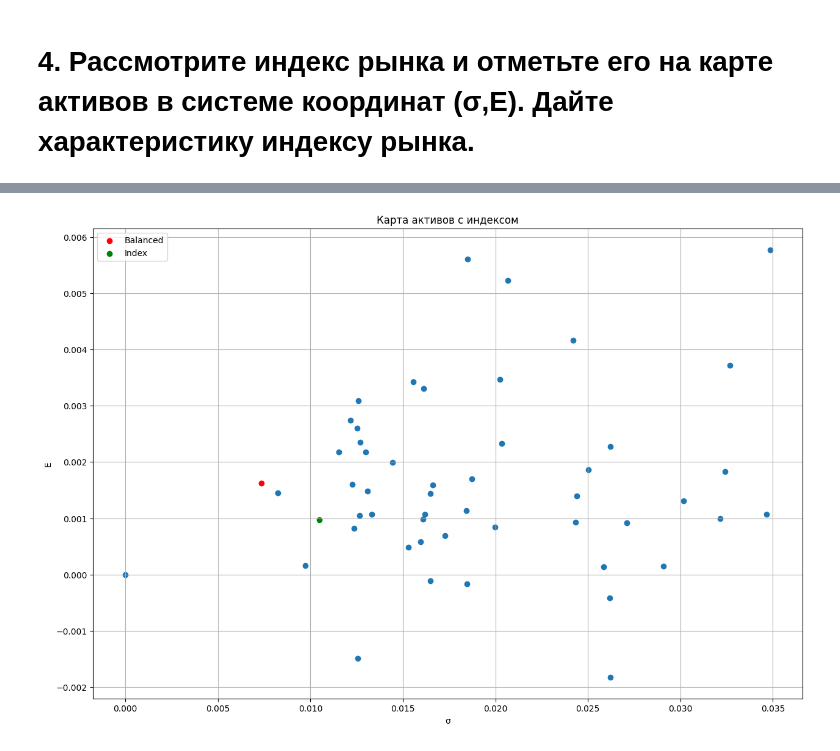
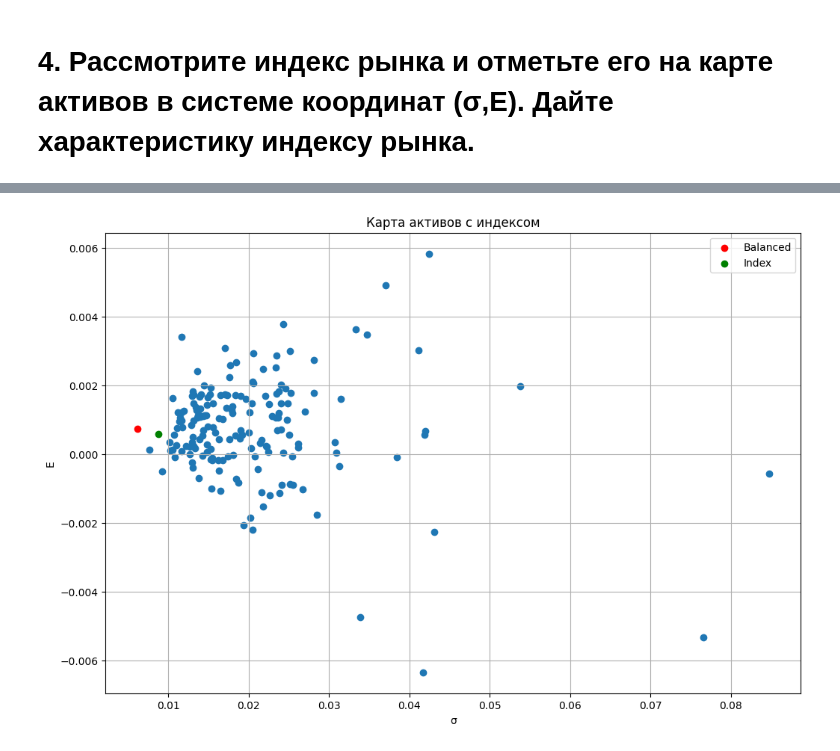
Before and after one commit to LevBugrov/financial-transaction-models, a Jupyter notebook: srdfgh.ipynb, the cells around one changed output, grey strips where cells are left out. Cells and saved outputs as stored; diff of their text form; code cells hidden in the pictures.

```diff
--- a/srdfgh.ipynb
+++ b/srdfgh.ipynb
@@ -29,7 +38,7 @@ Series([], Name: Close, dtype: float64)
 # 1.	Собрать данные по дневным ценам активов (акций) и дневным объемам продаж на заданном фондовом рынке за указанный период. Добавить (если нет) данные по индексу рынка. Можно использовать yahoo finance.
 # %%
 start = datetime.datetime(2017,1,1)
-end = datetime.datetime(2017,6,1)
+end = datetime.datetime(2017,12,30)
 ticker_list = []
 
 with open("Titles.txt", "r") as f:
@@ -91,7 +100,7 @@ index_r = index_r.drop('Мин.', axis=1)
 index_r = index_r.drop('Объём', axis=1)
 index_r = index_r.drop('Изм. %', axis=1)
 index_r = index_r.reindex(index=index_r.index[::-1])
-index_r["Откр."] = index_r["Откр."].apply(lambda x: x.replace(".", "").replace(",", "."))
+index_r["Откр."] = index_r["Откр."].apply(lambda x: x.replace(",", ""))
 index_r["Откр."] = pd.to_numeric(index_r["Откр."])
 index_r.head()
 # %% [output]
@@ -114,19 +123,20 @@ plt.show()
 # %% [markdown]
 Высчисляем логарифмическую доходность и риск активов
 # %%
-N = len(list(data))
+ticker_list = list(data)
+N = len(ticker_list)
 n = data.shape[0] - 1
 prices = data.values
 prices = prices.transpose()
-buffer = np.empty((N, n))
+profitability = np.empty((N, n))
 for i in range (N):
   for j in range (n):
-    buffer[i][j] = math.log(prices[i][j+1]/prices[i][j])
+    profitability[i][j] = math.log(prices[i][j+1]/prices[i][j])
 means = np.empty(N)
 vars = np.empty(N)
 for i in range(N):
-  means[i] = statistics.mean(buffer[i])
-  vars[i] = math.sqrt(statistics.variance(buffer[i]))
+  means[i] = statistics.mean(profitability[i])
+  vars[i] = math.sqrt(statistics.variance(profitability[i]))
 # %% [markdown]
 Вычислим также эти параметры для индекса рынка
 # %%
@@ -149,7 +159,7 @@ plt.show()
 # %% [markdown]
 # 3.	Рассмотрите портфель с равными долями капитала и отметьте его на карте активов в системе координат   (σ, E).  Дайте характеристику этому портфелю.
 # %%
-cov = np.cov(buffer)
+cov = np.cov(profitability)
 mean_balanced = np.mean(means)
 var_balanced = math.sqrt(np.sum(cov) / (cov.shape[0] ** 2))
 
@@ -181,13 +191,13 @@ print(f"Риск индекса рынка       σ - {index_r_var}")
 # %%
-plt.figure(figsize=(15, 10))
+plt.figure(figsize=(12, 8))
 plt.xlabel('σ')
 plt.ylabel('E')
 plt.grid(True)
 plt.title("Карта активов с индексом")
 plt.scatter(vars, means)
 plt.scatter(var_balanced, mean_balanced,color='red', label="Balanced")
 plt.scatter(index_r_var, index_r_mean, color='green', label="Index")
 plt.legend()
 plt.show()
 # %% [output]
-[figure, old version]
+[figure, new version]
```
Also changed, not shown: parts of 32 cells of this notebook, 1 other file.
